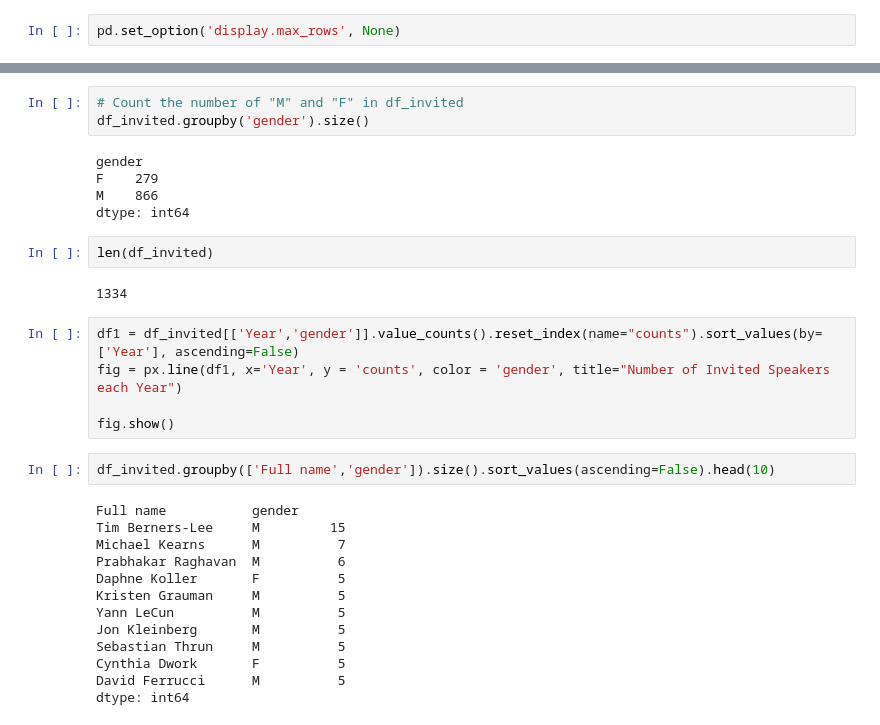
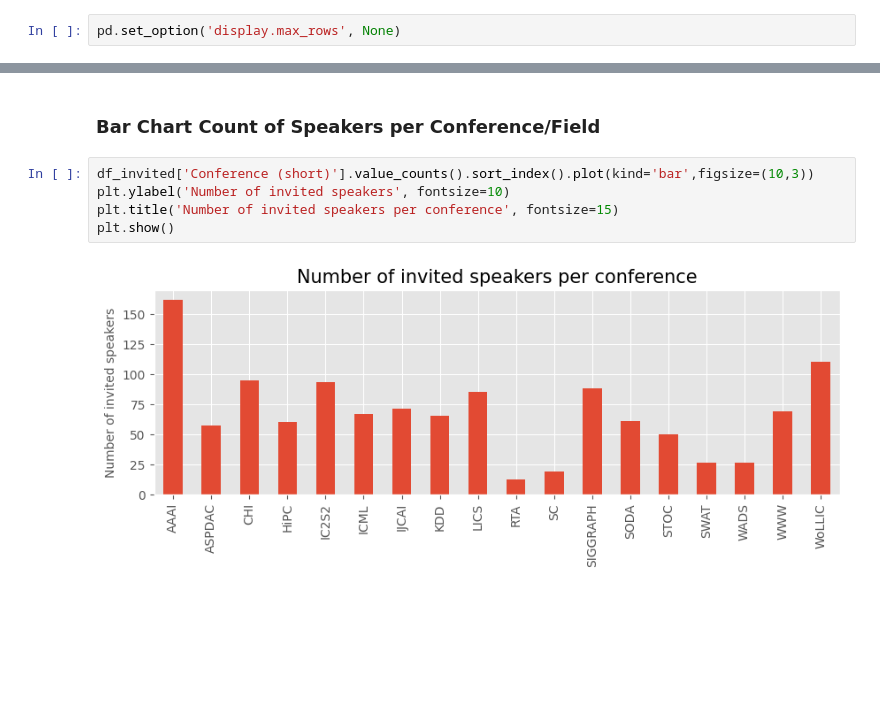
Before and after one commit to mariespedersen/Thesis_github, a Jupyter notebook: Descriptive_Analysis.ipynb, the cells around one changed output, grey strips where cells are left out. Drawn from its saved outputs; the diff is of its cells as text; blank space fills up the shorter version.

Commit message:
plots

```diff
--- a/Descriptive_Analysis.ipynb
+++ b/Descriptive_Analysis.ipynb
@@ -106,32 +20,9 @@ Name: Full name, dtype: int64
-# %%
-# Count the number of "M" and "F" in df_invited
-df_invited.groupby('gender').size()
-# %% [output]
-gender
-F    279
-M    866
-dtype: int64
-# %%
-len(df_invited)
-# %% [output]
-1334
-# %%
-df1 = df_invited[['Year','gender']].value_counts().reset_index(name="counts").sort_values(by=['Year'], ascending=False)
-fig = px.line(df1, x='Year', y = 'counts', color = 'gender', title="Number of Invited Speakers each Year")
-
-fig.show()
-# %%
-df_invited.groupby(['Full name','gender']).size().sort_values(ascending=False).head(10)
-# %% [output]
-Full name           gender
-Tim Berners-Lee     M         15
-Michael Kearns      M          7
-Prabhakar Raghavan  M          6
-Daphne Koller       F          5
-Kristen Grauman     M          5
-Yann LeCun          M          5
-Jon Kleinberg       M          5
-Sebastian Thrun     M          5
-Cynthia Dwork       F          5
-David Ferrucci      M          5
-dtype: int64
+# %% [markdown]
+### Bar Chart Count of Speakers per Conference/Field
+# %%
+df_invited['Conference (short)'].value_counts().sort_index().plot(kind='bar',figsize=(10,3))
+plt.ylabel('Number of invited speakers', fontsize=10)
+plt.title('Number of invited speakers per conference', fontsize=15)
+plt.show()
+# %% [output]
+[figure, added]
```
Also changed, not shown: parts of 17 cells of this notebook.
